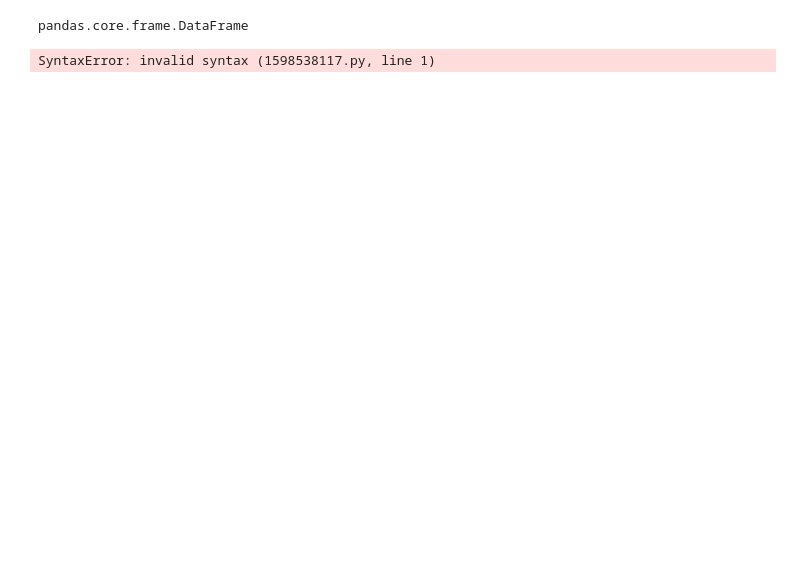
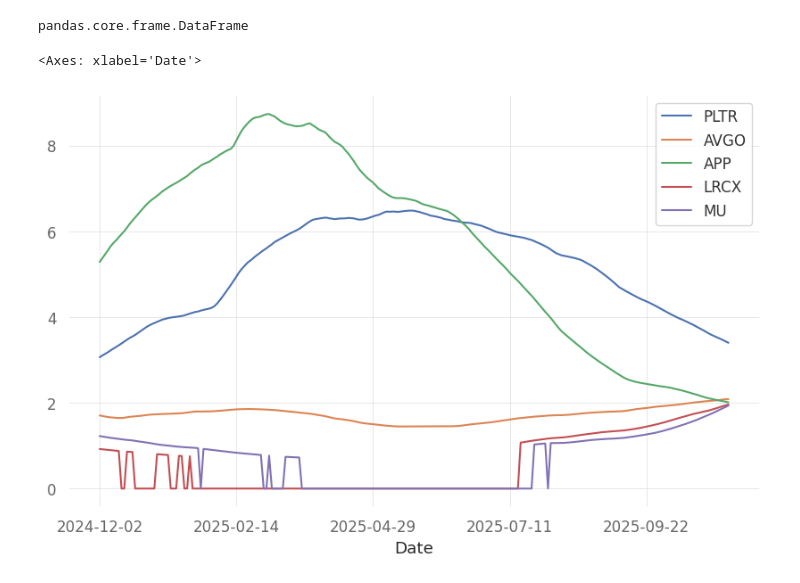
Before and after one commit to 0a1b/backtrader-momentum-strategy, a Jupyter notebook: run_simulation_single_and_multi_level.ipynb, the cells around one changed output. Saved outputs shown, nothing was run; the diff lists cells and outputs as text; code cells hidden in the pictures; blank space fills up the shorter version.

```diff
--- a/run_simulation_single_and_multi_level.ipynb
+++ b/run_simulation_single_and_multi_level.ipynb
@@ -550,9 +574,10 @@ top_five = results.momentum.iloc[-1].nlargest(5)
 # %%
 columns= top_five.index
 # %%
-results.momentum[columns].plot()pltr
+results.momentum[columns].plot()
 # %% [output]
-SyntaxError: invalid syntax (1598538117.py, line 1)
+<Axes: xlabel='Date'>
+[figure, added]
 # %%
 slope = pd.DataFrame(np.gradient(results.momentum, axis= 0), results.momentum.index, results.momentum.columns)
 # %%
```
Also changed, not shown: parts of 10 cells of this notebook, 1 other file.
